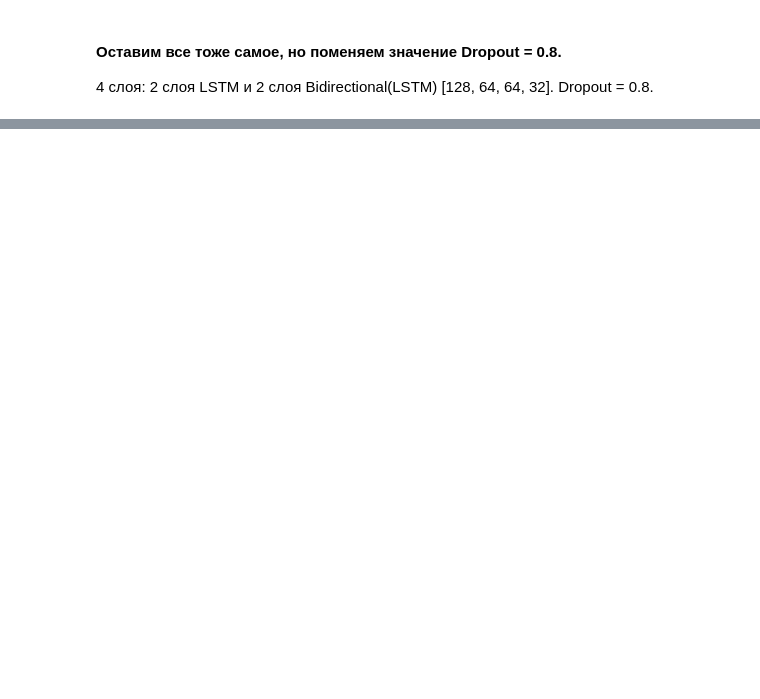
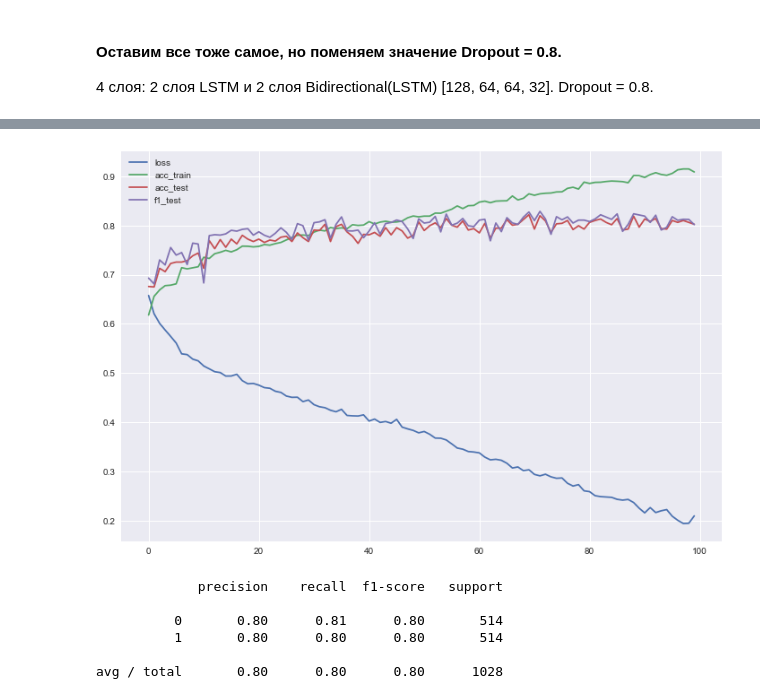
Before and after one commit to MaxVoloskiy/test, a Jupyter notebook: NLP_2/Условие.ipynb, the cells around one changed output, grey strips where cells are left out. Cells and saved outputs as stored; diff of their text form; code cells hidden in the pictures; blank space fills up the shorter version.

```diff
--- a/NLP_2/Условие.ipynb
+++ b/NLP_2/Условие.ipynb
@@ -510,0 +501,4 @@ avg / total       0.79      0.79      0.79      1025
+# %%
+model_final = get_model(drop_rate=0.35)
+# %%
+result_final = train(model_final, verbose=0)
@@ -510,0 +516,13 @@ avg / total       0.79      0.79      0.79      1025
+# %%
+plot_results(result_final)
+# %% [output]
+[figure, added]
+# %%
+print(classification_report(y_test, model_final.predict_classes(X_test_arr)))
+# %% [output]
+             precision    recall  f1-score   support
+
+          0       0.80      0.81      0.80       514
+          1       0.80      0.80      0.80       514
+
+avg / total       0.80      0.80      0.80      1028
```
Also changed, not shown: parts of 63 cells of this notebook.
